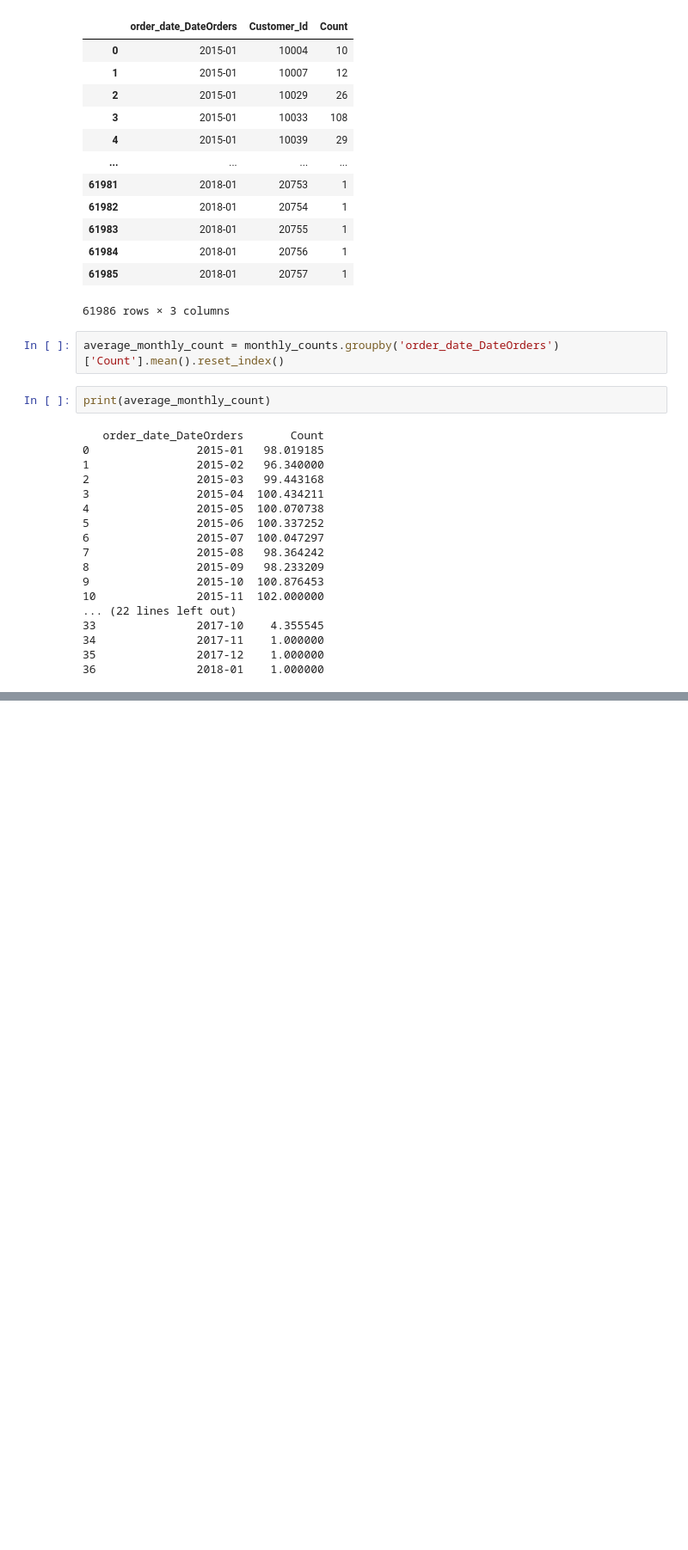
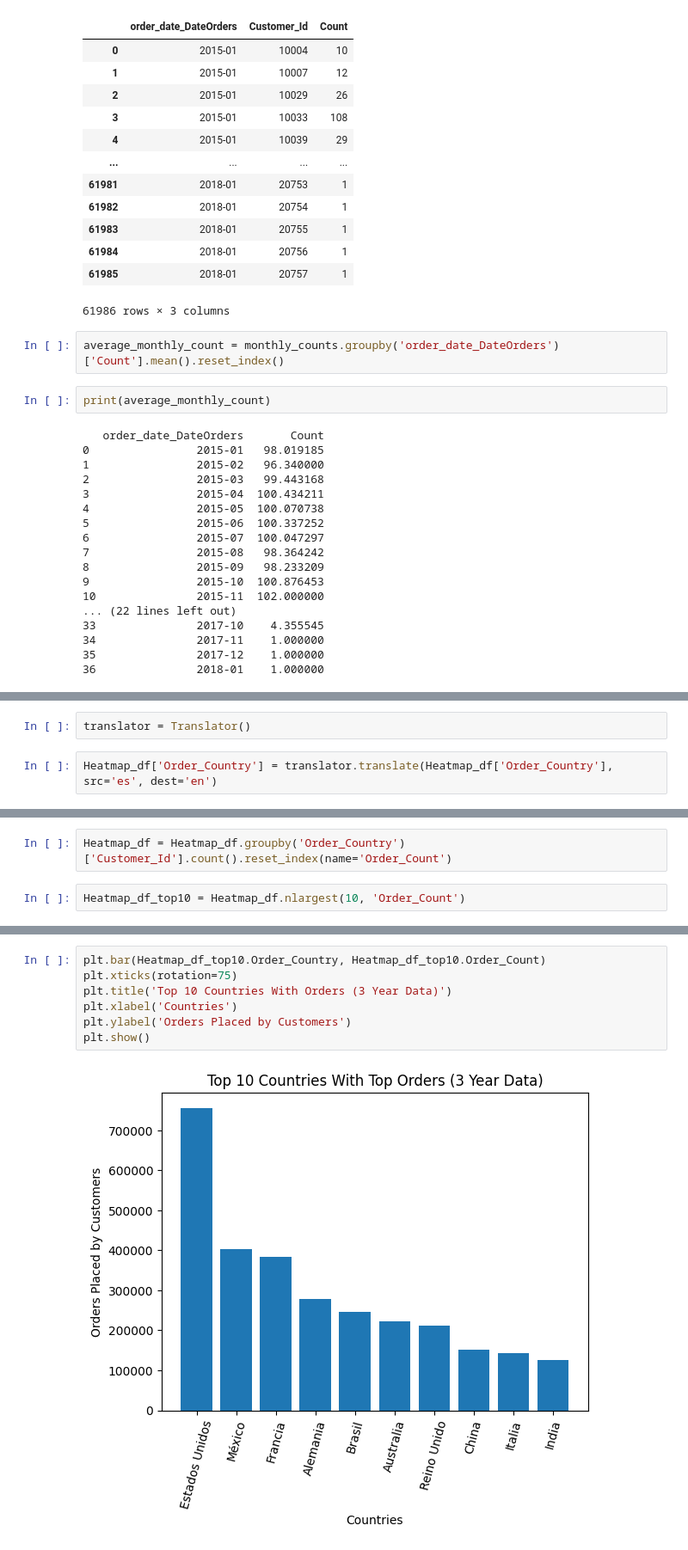
Before and after one commit to CCNY-Analytics-and-Quant/BA-F-2023-Steven-Fernandez-MD-Miah-Mohammed-Hussain, a Jupyter notebook: Final Project/python_code.ipynb, the cells around one changed output, grey strips where cells are left out. Shown at 86% size. Cells and saved outputs as stored; diff of their text form; blank space fills up the shorter version.

```diff
--- a/Final Project/python_code.ipynb
+++ b/Final Project/python_code.ipynb
@@ -660,0 +720,4 @@ plt.show()
+# %%
+translator = Translator()
+# %%
+Heatmap_df['Order_Country'] = translator.translate(Heatmap_df['Order_Country'], src='es', dest='en')
@@ -660,0 +726,4 @@ plt.show()
+# %%
+Heatmap_df = Heatmap_df.groupby('Order_Country')['Customer_Id'].count().reset_index(name='Order_Count')
+# %%
+Heatmap_df_top10 = Heatmap_df.nlargest(10, 'Order_Count')
@@ -660,0 +744,9 @@ plt.show()
+# %%
+plt.bar(Heatmap_df_top10.Order_Country, Heatmap_df_top10.Order_Count)
+plt.xticks(rotation=75)
+plt.title('Top 10 Countries With Orders (3 Year Data)')
+plt.xlabel('Countries')
+plt.ylabel('Orders Placed by Customers')
+plt.show()
+# %% [output]
+[figure, added]
```
Also changed, not shown: parts of 88 cells of this notebook.
